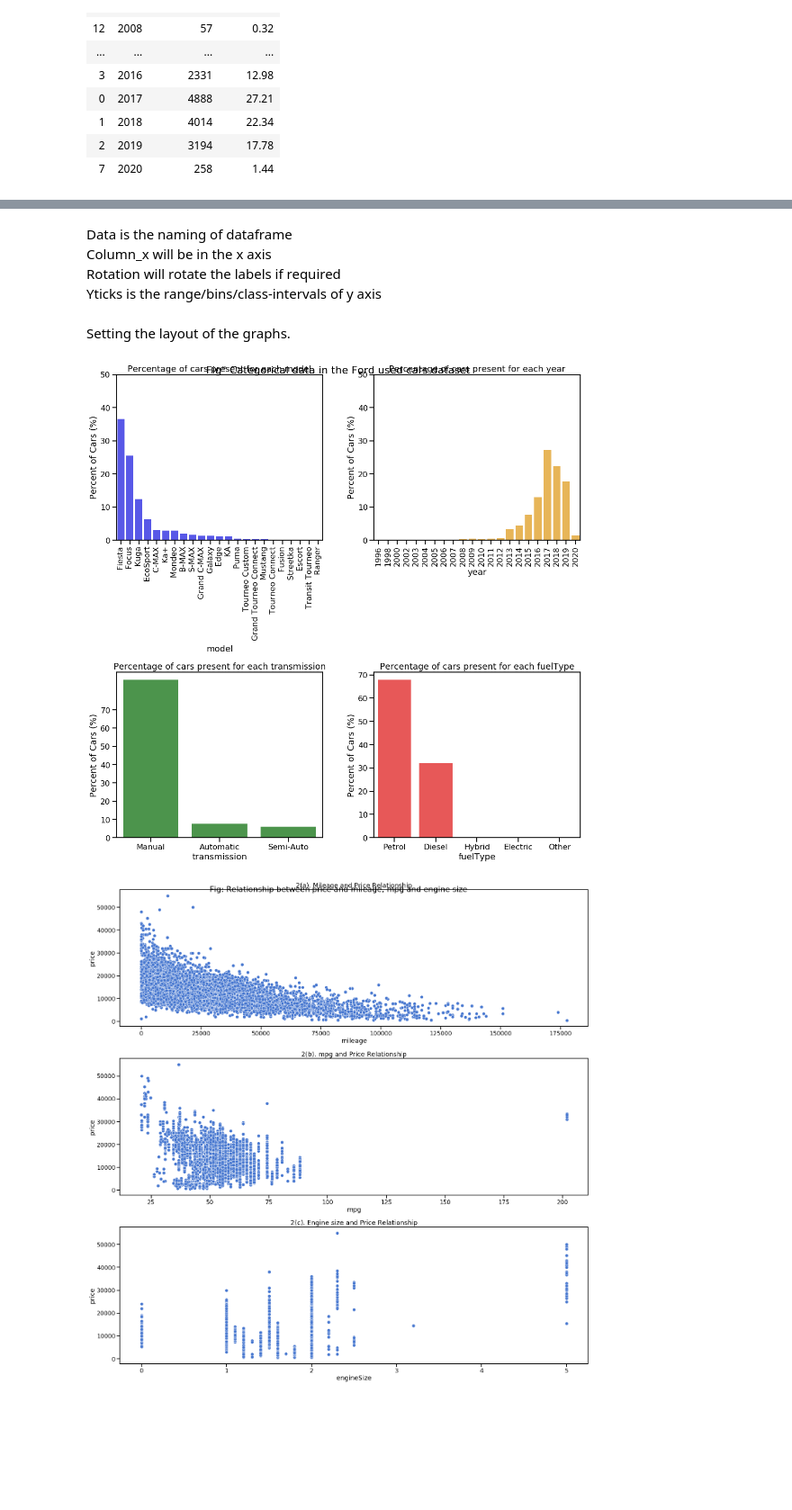
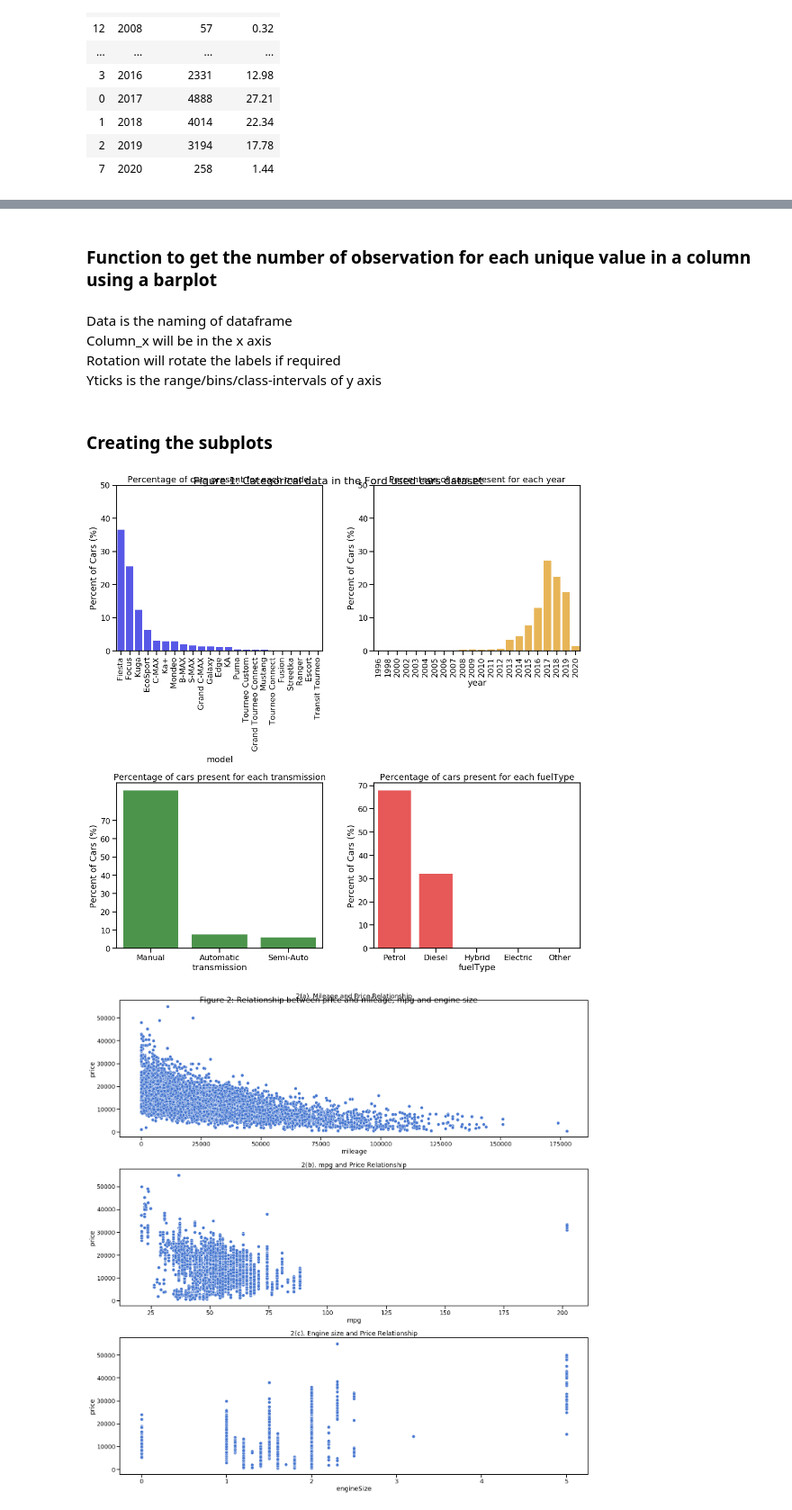
Before and after one commit to nabilatajrin/bmw-used-car-analysis, a Jupyter notebook: ford_used_car_EDA.ipynb, the cells around one changed output, grey strips where cells are left out. Shown at 90% size. Cells and saved outputs as stored; diff of their text form; code cells hidden in the pictures; blank space fills up the shorter version.

```diff
--- a/ford_used_car_EDA.ipynb
+++ b/ford_used_car_EDA.ipynb
@@ -105,3 +105,5 @@ year_count
+# %% [markdown]
+### Function to get the number of observation for each unique value in a column using a barplot
 # %% [markdown]
 Data is the naming of dataframe<br>
 Column_x will be in the x axis<br>
@@ -119,41 +121,47 @@ Yticks is the range/bins/class-intervals of y axis<br>
         plt.xticks(rotation=rotation)
         #yticks will be different for each dataframes
         plt.yticks(yticks)
-# %% [markdown]
-Setting the layout of the graphs.
+# %% [markdown]
+### Creating the subplots
 # %%
 #Setting the size of the graphs.
 plt.figure(figsize=(15,15))
+
 #Creating subplots
 #Combining multiple graphs and show them together. Using rows and columns numbers based on the graphs
 #placement on the figure to position them correctly. There will be 4 graphs in 2 rows and 2 columns.
 #Creating barplot
 #barplot(data, column_x, color, rotation, yticks)
 #Where,
 #data= Dataframe/ model_count
 #column_x will be in the x axis
 #yticks is the range/bins/class-intervals of y axis
 
 
 #Subplot 'model': position 1 (1st row, 1st column)
 plt.subplot(2,2,1)
 barplot(model_count, 'model', 'blue', 90, np.arange(0,51,10))
+
 #Subplot 'year': position 2 (1st row, 2nd column)
 plt.subplot(2,2,2)
 barplot(year_count, 'year', 'orange', 90, np.arange(0,51,10))
+
 #Subplot 'transmission': position 3 (2nd row, 1st column)
 plt.subplot(2,2,3)
 barplot(transmission_count, 'transmission', 'green', 0, np.arange(0,71,10))
+
 #Subplot 'fuelType': position 4 (2nd row, 2nd column)
 plt.subplot(2,2,4)
 barplot(fueltype_count, 'fuelType', 'red', 0, np.arange(0,71,10))
+
 #set title
-plt.suptitle('Fig" Categorical data in the Ford used cars dataset')
+plt.suptitle('Figure 1: Categorical data in the Ford used cars dataset')
+
 #ignoring overlapping of the texts among graphs
 plt.tight_layout()
 plt.show()
 # %% [output]
-[figure, old version]
+[figure, new version]
 # %%
 sns.set_context('talk')
 #Setting the size of the graph (width, length/height)
```
Also changed, not shown: parts of 6 cells of this notebook.
